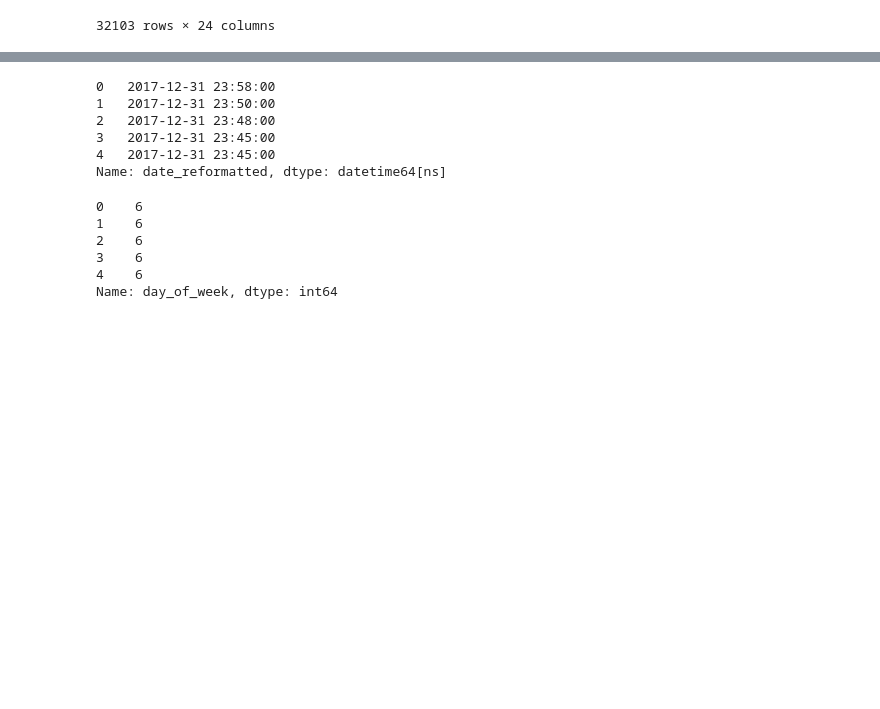
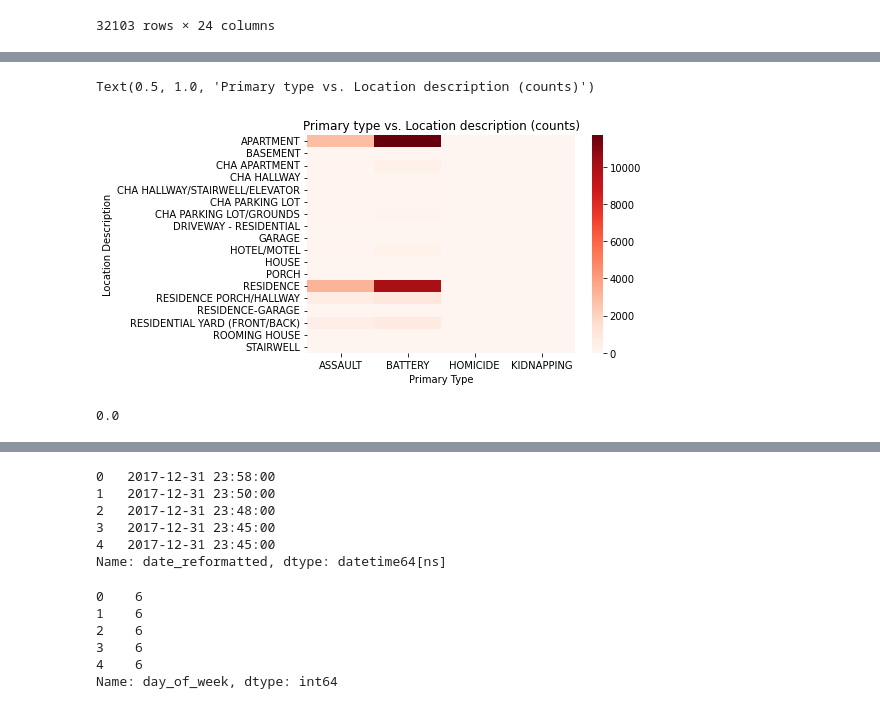
Before and after one commit to juanpaat/Python-for-Data-Analysts-and-Data-Scientists, a Jupyter notebook: Hypothesis testing.ipynb, the cells around one changed output, grey strips where cells are left out. Drawn from its saved outputs; the diff is of its cells as text; code cells hidden in the pictures; blank space fills up the shorter version.

```diff
--- a/Hypothesis testing.ipynb
+++ b/Hypothesis testing.ipynb
@@ -397,3 +388,6 @@ subset_df
 | 267172 | 10967496 | JA289346 | 1/1/17 0:00 | 084XX S PAULINA ST | 486 | BATTERY | DOMESTIC BATTERY SIMPLE | RESIDENCE | ... |
 | 267176 | 10801141 | JA100083 | 1/1/17 0:00 | 011XX W DICKENS AVE | 486 | BATTERY | DOMESTIC BATTERY SIMPLE | APARTMENT | ... |
 32103 rows × 24 columns
+# %%
+new_table = pd.crosstab(index=subset_df["Location Description"], columns=subset_df["Primary Type"])
+new_table
@@ -399,0 +413,11 @@ subset_df
+# %%
+ax = sns.heatmap(new_table, cmap="Reds")
+ax.set_title("Primary type vs. Location description (counts)")
+# %% [output]
+Text(0.5, 1.0, 'Primary type vs. Location description (counts)')
+[figure, added]
+# %%
+chi2_contingency(my_contingency_table)[1]
+# Se rechaza la Ho
+# %% [output]
+0.0
```
Also changed, not shown: parts of 8 cells of this notebook, 1 other file.
